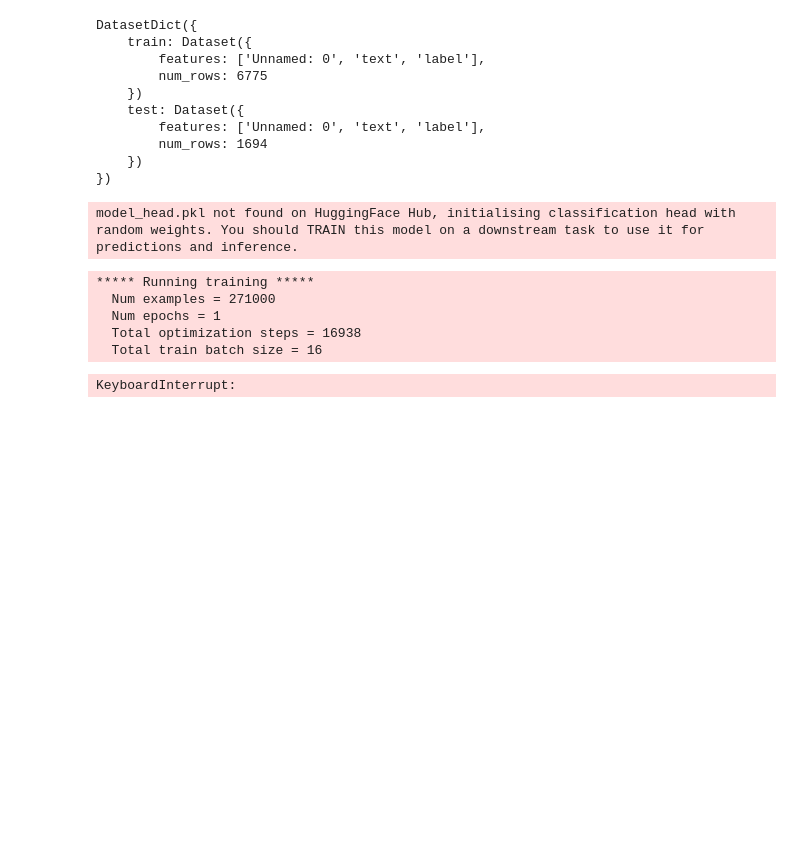
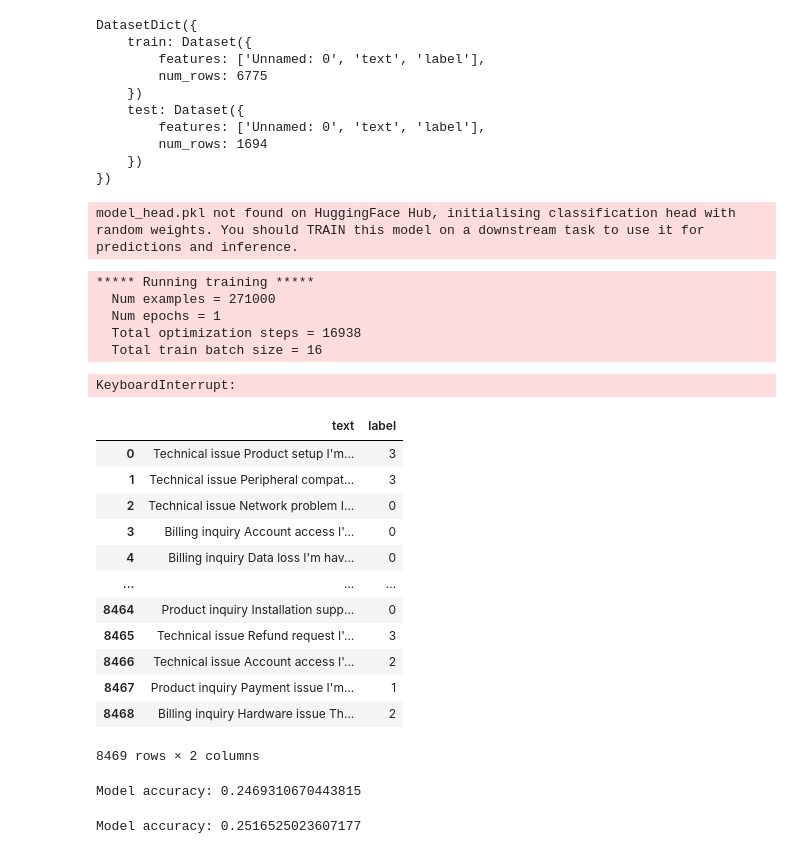
Before and after one commit to gangula-karthik/KAKI-App, a Jupyter notebook: customer_support/ticketClassifierV2.ipynb, the cells around one changed output. Cells and saved outputs as stored; diff of their text form; code cells hidden in the pictures; blank space fills up the shorter version.

Commit message:
add: crappy classifier tests

```diff
--- a/customer_support/ticketClassifierV2.ipynb
+++ b/customer_support/ticketClassifierV2.ipynb
@@ -222,0 +225,65 @@ KeyboardInterrupt:
+# %%
+df = pd.read_csv("ticketClassification.csv")
+# %%
+df = df.drop(columns=["row_id"])
+# %%
+df
+# %% [output]
+|  | text | label |
+| 0 | Technical issue Product setup I'm... | 3 |
+| 1 | Technical issue Peripheral compat... | 3 |
+| 2 | Technical issue Network problem I... | 0 |
+| 3 | Billing inquiry Account access I'... | 0 |
+| 4 | Billing inquiry Data loss I'm hav... | 0 |
+| ... | ... | ... |
+| 8464 | Product inquiry Installation supp... | 0 |
+| 8465 | Technical issue Refund request I'... | 3 |
+| 8466 | Technical issue Account access I'... | 2 |
+| 8467 | Product inquiry Payment issue I'm... | 1 |
+| 8468 | Billing inquiry Hardware issue Th... | 2 |
+8469 rows × 2 columns
+# %%
+from sklearn.model_selection import train_test_split
+from sklearn.feature_extraction.text import CountVectorizer
+from sklearn.feature_extraction.text import TfidfTransformer
+from sklearn.naive_bayes import MultinomialNB
+from sklearn.pipeline import Pipeline
+
+# Assuming df is your DataFrame and 'text' and 'label' are the column names
+
+# Split the data into train and test sets
+X_train, X_test, y_train, y_test = train_test_split(df['text'], df['label'], random_state=42)
+
+# Create a pipeline to vectorize the data, then train and fit a model
+text_clf = Pipeline([
+    ('vect', CountVectorizer()),
+    ('tfidf', TfidfTransformer()),
+    ('clf', MultinomialNB()),
+])
+
+# Train the classifier
+text_clf.fit(X_train, y_train)
+
+# Test the classifier and display its accuracy score
+accuracy = text_clf.score(X_test, y_test)
+print(f"Model accuracy: {accuracy}")
+# %% [output]
+Model accuracy: 0.2469310670443815
+# %%
+from sklearn.svm import LinearSVC
+
+# Create a pipeline to vectorize the data, then train and fit a model
+text_clf = Pipeline([
+    ('vect', CountVectorizer()),
+    ('tfidf', TfidfTransformer()),
+    ('clf', LinearSVC()),
+])
+
+# Train the classifier
+text_clf.fit(X_train, y_train)
+
+# Test the classifier and display its accuracy score
+accuracy = text_clf.score(X_test, y_test)
+print(f"Model accuracy: {accuracy}")
+# %% [output]
+Model accuracy: 0.2516525023607177
```
Also changed, not shown: parts of 14 cells of this notebook, 2 other files.
